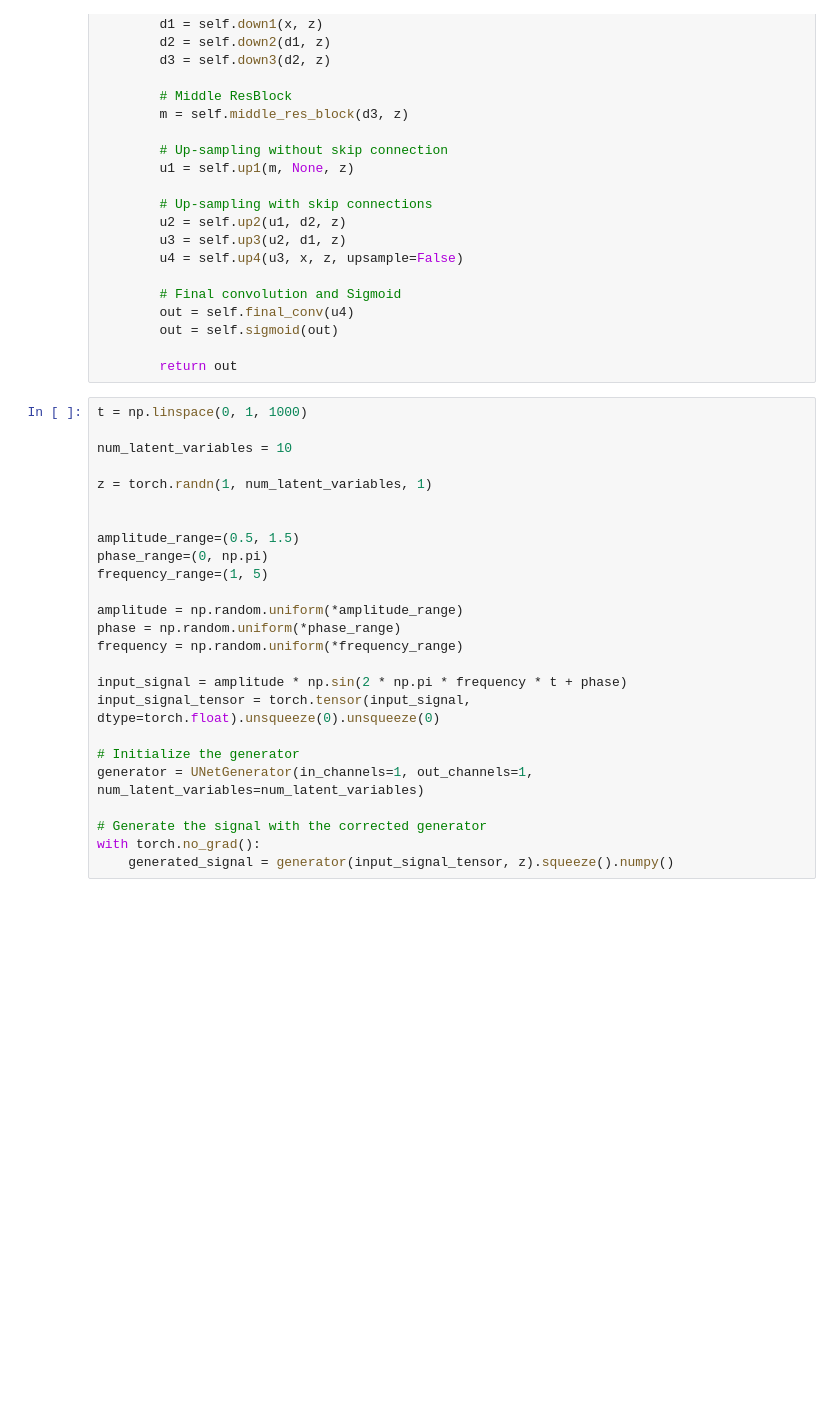
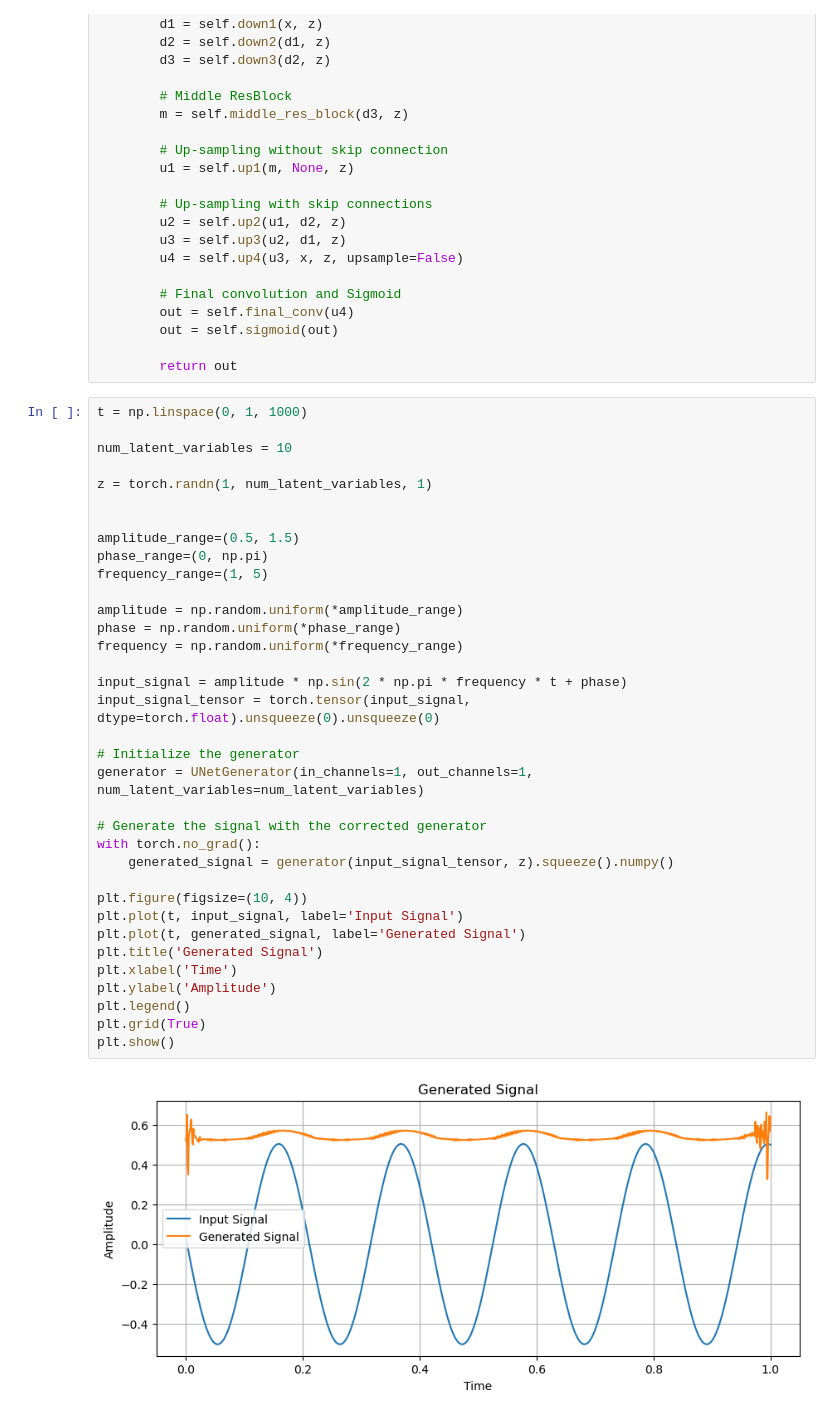
Before and after one commit to davidesartor/MLGW, a Jupyter notebook: LISA/U-Net Generator.ipynb, the cells around one changed output. Drawn from its saved outputs; the diff is of its cells as text; blank space fills up the shorter version.

```diff
--- a/LISA/U-Net Generator.ipynb
+++ b/LISA/U-Net Generator.ipynb
@@ -152,25 +152,37 @@ class UNetGenerator(nn.Module):
 # %%
 t = np.linspace(0, 1, 1000)
 
 num_latent_variables = 10
 
 z = torch.randn(1, num_latent_variables, 1)
 
 
 amplitude_range=(0.5, 1.5)
 phase_range=(0, np.pi)
 frequency_range=(1, 5)
 
 amplitude = np.random.uniform(*amplitude_range)
 phase = np.random.uniform(*phase_range)
 frequency = np.random.uniform(*frequency_range)
 
 input_signal = amplitude * np.sin(2 * np.pi * frequency * t + phase)
 input_signal_tensor = torch.tensor(input_signal, dtype=torch.float).unsqueeze(0).unsqueeze(0)
 
 # Initialize the generator
 generator = UNetGenerator(in_channels=1, out_channels=1, num_latent_variables=num_latent_variables)
 
 # Generate the signal with the corrected generator
 with torch.no_grad():
     generated_signal = generator(input_signal_tensor, z).squeeze().numpy()
+
+plt.figure(figsize=(10, 4))
+plt.plot(t, input_signal, label='Input Signal')
+plt.plot(t, generated_signal, label='Generated Signal')
+plt.title('Generated Signal')
+plt.xlabel('Time')
+plt.ylabel('Amplitude')
+plt.legend()
+plt.grid(True)
+plt.show()
+# %% [output]
+[figure, added]
```
Also changed, not shown: parts of 2 cells of this notebook.
